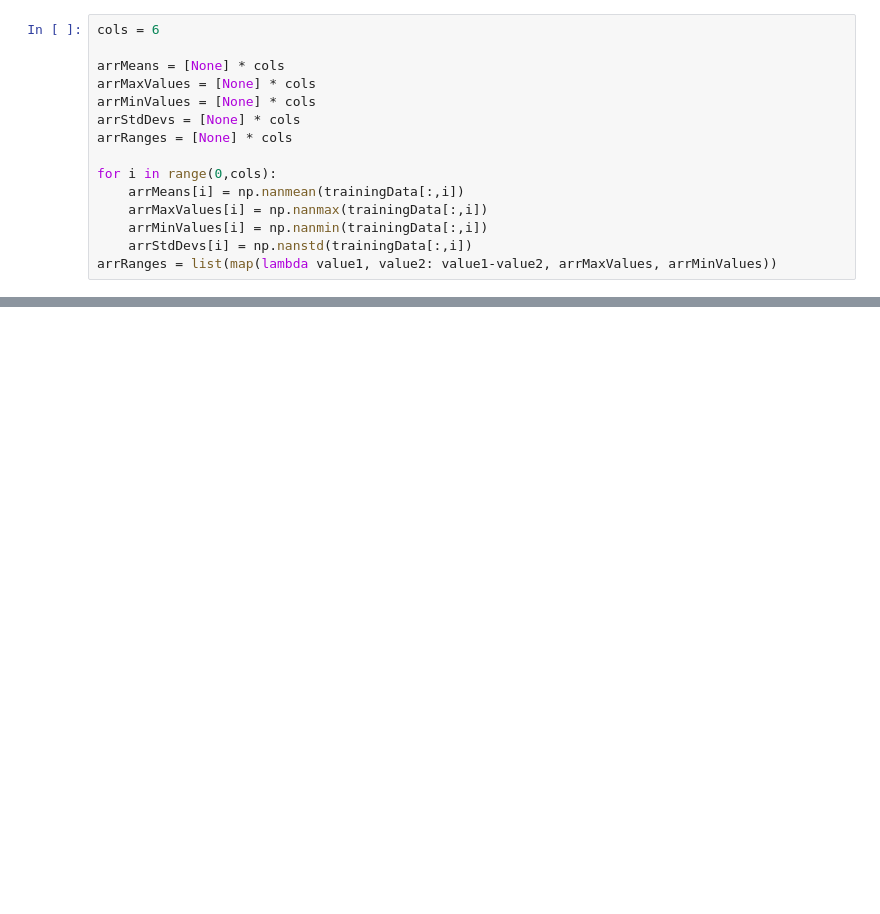
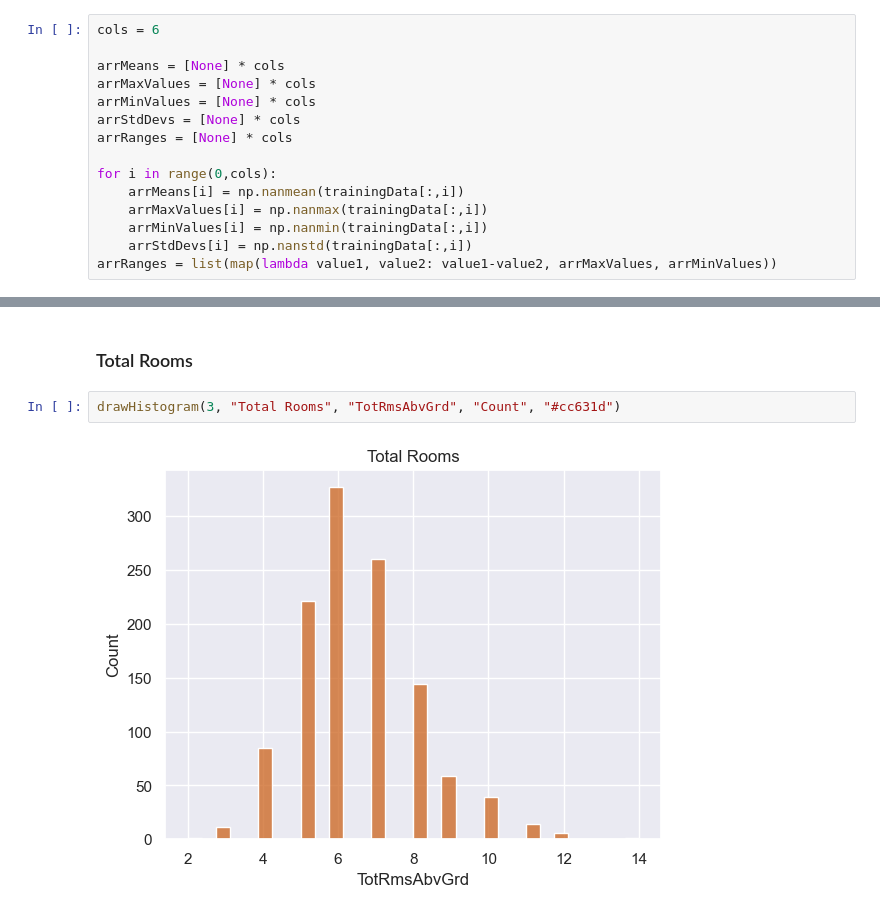
Before and after one commit to SirJose/Proyecto1, a Jupyter notebook: Proyecto1.ipynb, the cells around one changed output, grey strips where cells are left out. Saved outputs shown, nothing was run; the diff lists cells and outputs as text; blank space fills up the shorter version.

```diff
--- a/Proyecto1.ipynb
+++ b/Proyecto1.ipynb
@@ -56,0 +143,6 @@ arrRanges = list(map(lambda value1, value2: value1-value2, arrMaxValues, arrMinV
+# %% [markdown]
+### Total Rooms
+# %%
+drawHistogram(3, "Total Rooms", "TotRmsAbvGrd", "Count", "#cc631d")
+# %% [output]
+[figure, added]
```
Also changed, not shown: parts of 28 cells of this notebook.
